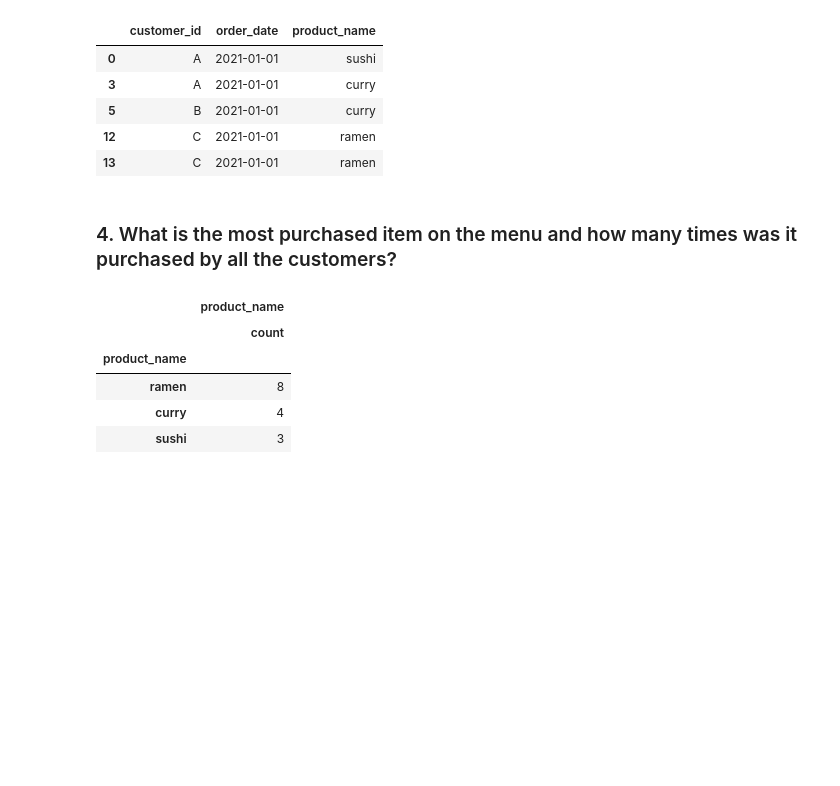
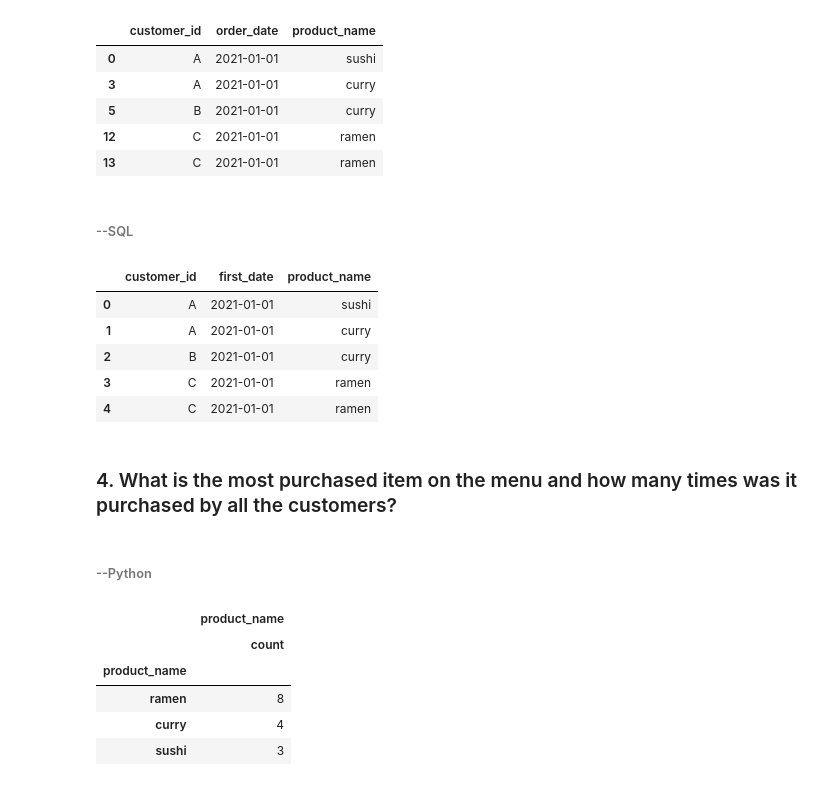
Before and after one commit to GeeSama/8weekSQLchallenge, a Jupyter notebook: dannys_diner.ipynb, the cells around one changed output. Cells and saved outputs as stored; diff of their text form; code cells hidden in the pictures; blank space fills up the shorter version.

```diff
--- a/dannys_diner.ipynb
+++ b/dannys_diner.ipynb
@@ -127,6 +218,33 @@ merge_df[['customer_id','order_date','product_name']].loc[merge_df['order_date']
 | 5 | B | 2021-01-01 | curry |
 | 12 | C | 2021-01-01 | ramen |
 | 13 | C | 2021-01-01 | ramen |
+# %% [markdown]
+###### --SQL
+# %%
+pd.read_sql('''
+SELECT sub.customer_id, sub.first_date, product_name
+FROM
+    (SELECT customer_id, MIN(order_date) AS 'first_date'
+    FROM sales
+    GROUP BY customer_id
+    ORDER BY customer_id) AS sub,
+    sales
+
+JOIN menu
+USING(product_id)
+WHERE sales.customer_id = sub.customer_id AND
+        sales.order_date = sub.first_date
+ORDER BY sales.customer_id
+''', conn)
+# %% [output]
+|  | customer_id | first_date | product_name |
+| 0 | A | 2021-01-01 | sushi |
+| 1 | A | 2021-01-01 | curry |
+| 2 | B | 2021-01-01 | curry |
+| 3 | C | 2021-01-01 | ramen |
+| 4 | C | 2021-01-01 | ramen |
 # %% [markdown]
 ### 4. What is the most purchased item on the menu and how many times was it purchased by all the customers?
+# %% [markdown]
+###### --Python
 # %%
```
Also changed, not shown: parts of 33 cells of this notebook.
